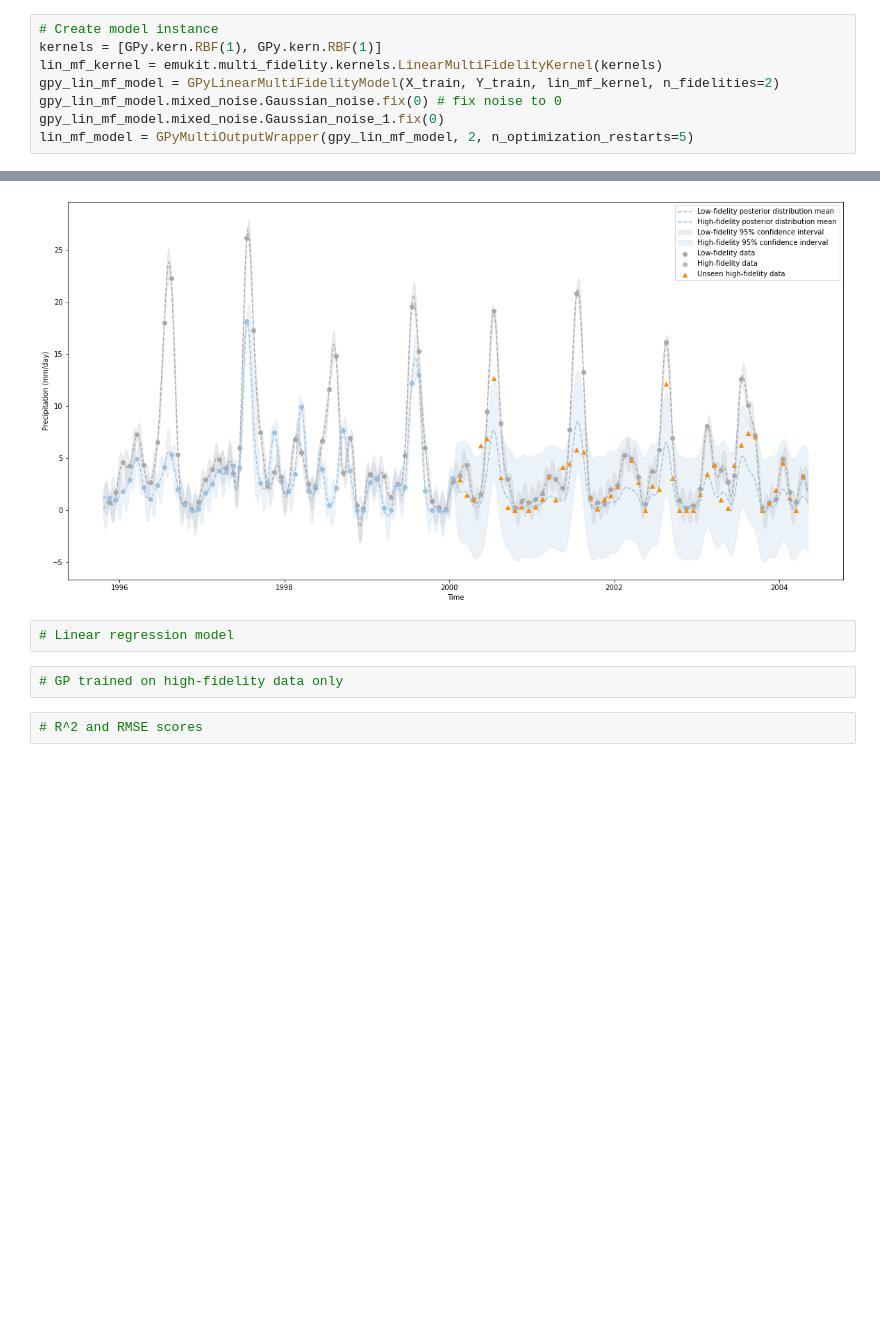
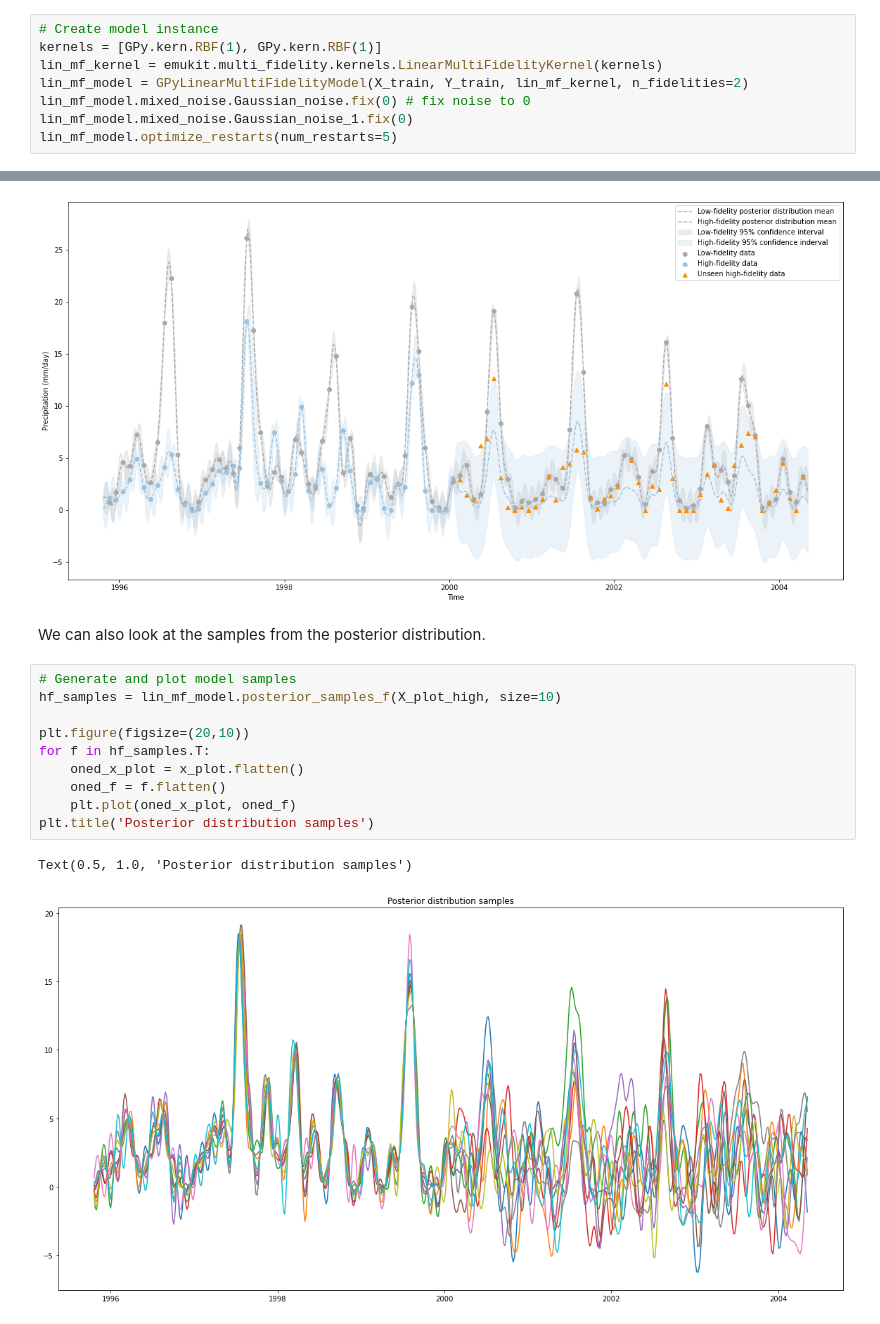
Before and after one commit to kenzaxtazi/precip-prediction, a Jupyter notebook: notebook2.ipynb, the cells around one changed output, grey strips where cells are left out. Drawn from its saved outputs; the diff is of its cells as text; blank space fills up the shorter version.

Commit message:
posterior distribution samples

```diff
--- a/notebook2.ipynb
+++ b/notebook2.ipynb
@@ -79,7 +79,7 @@ X_train, Y_train = convert_xy_lists_to_arrays([x_train_l, x_train_h], [y_train_l
 # Create model instance
 kernels = [GPy.kern.RBF(1), GPy.kern.RBF(1)]
 lin_mf_kernel = emukit.multi_fidelity.kernels.LinearMultiFidelityKernel(kernels)
-gpy_lin_mf_model = GPyLinearMultiFidelityModel(X_train, Y_train, lin_mf_kernel, n_fidelities=2)
-gpy_lin_mf_model.mixed_noise.Gaussian_noise.fix(0) # fix noise to 0
-gpy_lin_mf_model.mixed_noise.Gaussian_noise_1.fix(0)
-lin_mf_model = GPyMultiOutputWrapper(gpy_lin_mf_model, 2, n_optimization_restarts=5)
+lin_mf_model = GPyLinearMultiFidelityModel(X_train, Y_train, lin_mf_kernel, n_fidelities=2)
+lin_mf_model.mixed_noise.Gaussian_noise.fix(0) # fix noise to 0
+lin_mf_model.mixed_noise.Gaussian_noise_1.fix(0)
+lin_mf_model.optimize_restarts(num_restarts=5)
@@ -131,9 +144,18 @@ plt.legend()
 plt.show()
 # %% [output]
 [figure]
-# %%
-# Linear regression model
-# %%
-# GP trained on high-fidelity data only
-# %%
-# R^2 and RMSE scores
+# %% [markdown]
+We can also look at the samples from the posterior distribution.
+# %%
+# Generate and plot model samples
+hf_samples = lin_mf_model.posterior_samples_f(X_plot_high, size=10)
+
+plt.figure(figsize=(20,10))
+for f in hf_samples.T:
+    oned_x_plot = x_plot.flatten()
+    oned_f = f.flatten()
+    plt.plot(oned_x_plot, oned_f)
+plt.title('Posterior distribution samples')
+# %% [output]
+Text(0.5, 1.0, 'Posterior distribution samples')
+[figure, added]
```
Also changed, not shown: parts of 4 cells of this notebook.
